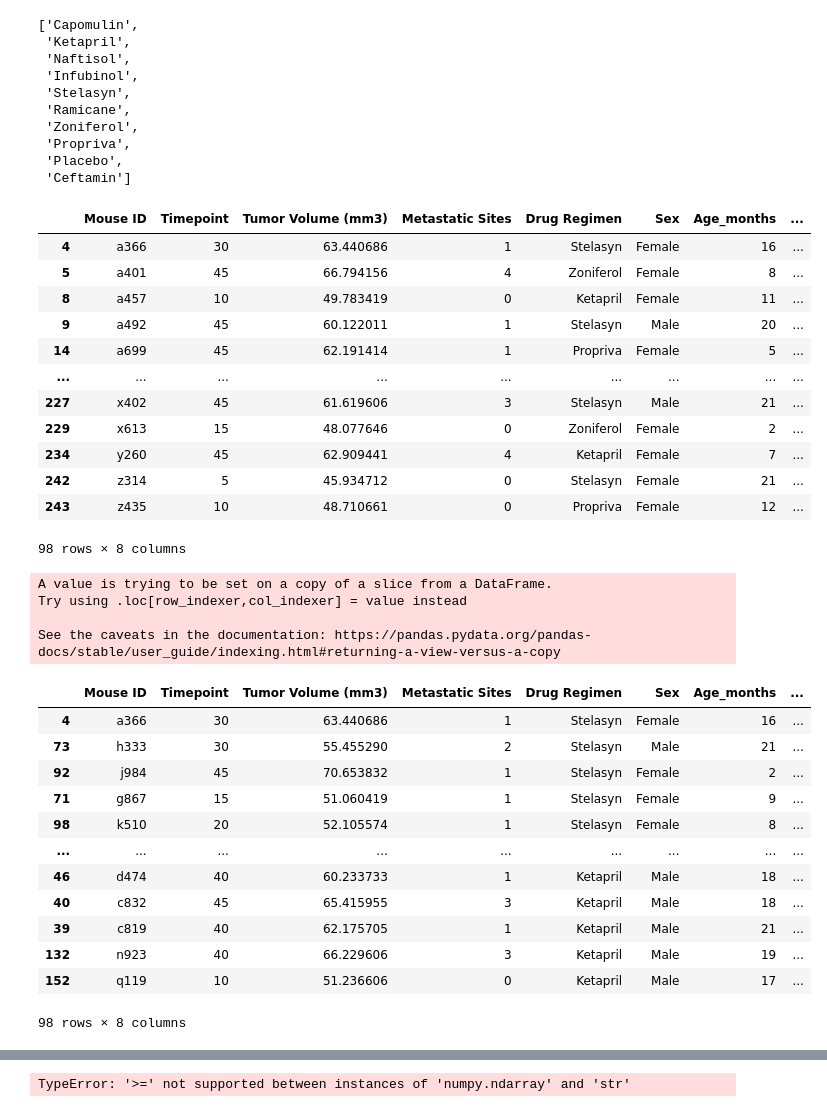
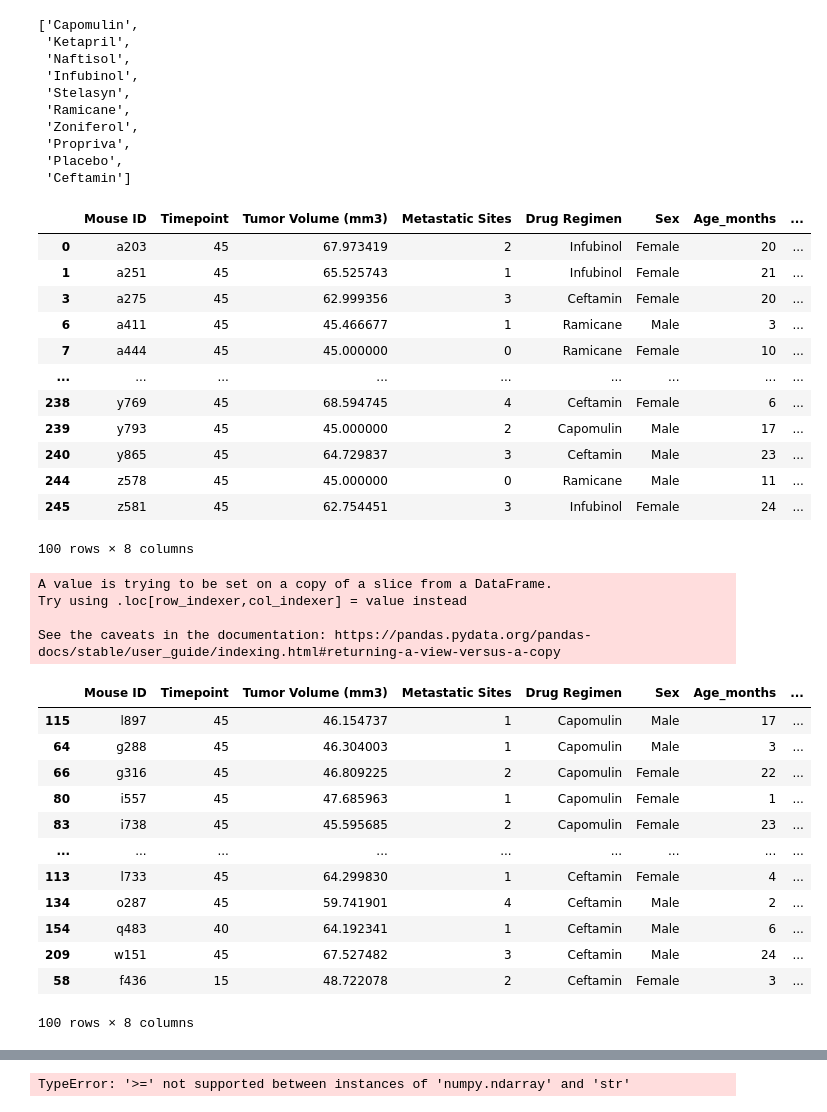
Before and after one commit to alfonsocamero/python-matplotlib-challenge, a Jupyter notebook: Pymaceuticals/pymaceuticals.ipynb, the cells around one changed output, grey strips where cells are left out. Cells and saved outputs as stored; diff of their text form; code cells hidden in the pictures.

```diff
--- a/Pymaceuticals/pymaceuticals.ipynb
+++ b/Pymaceuticals/pymaceuticals.ipynb
@@ -422,29 +421,29 @@ treatment_list
 # %%
 # Create empty list to fill with tumor vol data (for plotting)
 tumor_volume_list = []
 
 #Append last tumor size for each mouse across four regimens of interest
 grouped = clean_data_df.groupby('Mouse ID').max().reset_index()
-regi_plot = grouped.loc[(grouped["Drug Regimen"] == "Stelasyn") | (
-    grouped["Drug Regimen"] == "Zoniferol") | (grouped["Drug Regimen"] == "Propriva") | (grouped["Drug Regimen"] == "Ketapril"), :]
+regi_plot = grouped.loc[(grouped["Drug Regimen"] == "Capomulin") | (
+    grouped["Drug Regimen"] == "Ramicane") | (grouped["Drug Regimen"] == "Infubinol") | (grouped["Drug Regimen"] == "Ceftamin"), :]
 regi_plot
 # %% [output]
 |  | Mouse ID | Timepoint | Tumor Volume (mm3) | Metastatic Sites | Drug Regimen | Sex | Age_months | ... |
-| 4 | a366 | 30 | 63.440686 | 1 | Stelasyn | Female | 16 | ... |
-| 5 | a401 | 45 | 66.794156 | 4 | Zoniferol | Female | 8 | ... |
-| 8 | a457 | 10 | 49.783419 | 0 | Ketapril | Female | 11 | ... |
-| 9 | a492 | 45 | 60.122011 | 1 | Stelasyn | Male | 20 | ... |
-| 14 | a699 | 45 | 62.191414 | 1 | Propriva | Female | 5 | ... |
+| 0 | a203 | 45 | 67.973419 | 2 | Infubinol | Female | 20 | ... |
+| 1 | a251 | 45 | 65.525743 | 1 | Infubinol | Female | 21 | ... |
+| 3 | a275 | 45 | 62.999356 | 3 | Ceftamin | Female | 20 | ... |
+| 6 | a411 | 45 | 45.466677 | 1 | Ramicane | Male | 3 | ... |
+| 7 | a444 | 45 | 45.000000 | 0 | Ramicane | Female | 10 | ... |
 | ... | ... | ... | ... | ... | ... | ... | ... | ... |
-| 227 | x402 | 45 | 61.619606 | 3 | Stelasyn | Male | 21 | ... |
-| 229 | x613 | 15 | 48.077646 | 0 | Zoniferol | Female | 2 | ... |
-| 234 | y260 | 45 | 62.909441 | 4 | Ketapril | Female | 7 | ... |
-| 242 | z314 | 5 | 45.934712 | 0 | Stelasyn | Female | 21 | ... |
-| 243 | z435 | 10 | 48.710661 | 0 | Propriva | Female | 12 | ... |
+| 238 | y769 | 45 | 68.594745 | 4 | Ceftamin | Female | 6 | ... |
+| 239 | y793 | 45 | 45.000000 | 2 | Capomulin | Male | 17 | ... |
+| 240 | y865 | 45 | 64.729837 | 3 | Ceftamin | Male | 23 | ... |
+| 244 | z578 | 45 | 45.000000 | 0 | Ramicane | Male | 11 | ... |
+| 245 | z581 | 45 | 62.754451 | 3 | Infubinol | Female | 24 | ... |
-98 rows × 8 columns
+100 rows × 8 columns
 # %%
 #Sort Drug Regimens column by drug
-regi_plot['Drug Regimen'] = pd.Categorical(regi_plot['Drug Regimen'], ["Stelasyn", "Zoniferol", "Propriva", "Ketapril"])
+regi_plot['Drug Regimen'] = pd.Categorical(regi_plot['Drug Regimen'], ["Capomulin", "Ramicane", "Infubinol", "Ceftamin"])
 sorted_regi_plot = regi_plot.sort_values("Drug Regimen")
 sorted_regi_plot
 # %% [output]
@@ -453,18 +452,18 @@ Try using .loc[row_indexer,col_indexer] = value instead
 
 See the caveats in the documentation: https://pandas.pydata.org/pandas-docs/stable/user_guide/indexing.html#returning-a-view-versus-a-copy
 |  | Mouse ID | Timepoint | Tumor Volume (mm3) | Metastatic Sites | Drug Regimen | Sex | Age_months | ... |
-| 4 | a366 | 30 | 63.440686 | 1 | Stelasyn | Female | 16 | ... |
-| 73 | h333 | 30 | 55.455290 | 2 | Stelasyn | Male | 21 | ... |
-| 92 | j984 | 45 | 70.653832 | 1 | Stelasyn | Female | 2 | ... |
-| 71 | g867 | 15 | 51.060419 | 1 | Stelasyn | Female | 9 | ... |
-| 98 | k510 | 20 | 52.105574 | 1 | Stelasyn | Female | 8 | ... |
+| 115 | l897 | 45 | 46.154737 | 1 | Capomulin | Male | 17 | ... |
+| 64 | g288 | 45 | 46.304003 | 1 | Capomulin | Male | 3 | ... |
+| 66 | g316 | 45 | 46.809225 | 2 | Capomulin | Female | 22 | ... |
+| 80 | i557 | 45 | 47.685963 | 1 | Capomulin | Female | 1 | ... |
+| 83 | i738 | 45 | 45.595685 | 2 | Capomulin | Female | 23 | ... |
 | ... | ... | ... | ... | ... | ... | ... | ... | ... |
-| 46 | d474 | 40 | 60.233733 | 1 | Ketapril | Male | 18 | ... |
-| 40 | c832 | 45 | 65.415955 | 3 | Ketapril | Male | 18 | ... |
-| 39 | c819 | 40 | 62.175705 | 1 | Ketapril | Male | 21 | ... |
-| 132 | n923 | 40 | 66.229606 | 3 | Ketapril | Male | 19 | ... |
-| 152 | q119 | 10 | 51.236606 | 0 | Ketapril | Male | 17 | ... |
+| 113 | l733 | 45 | 64.299830 | 1 | Ceftamin | Female | 4 | ... |
+| 134 | o287 | 45 | 59.741901 | 4 | Ceftamin | Male | 2 | ... |
+| 154 | q483 | 40 | 64.192341 | 1 | Ceftamin | Male | 6 | ... |
+| 209 | w151 | 45 | 67.527482 | 3 | Ceftamin | Male | 24 | ... |
+| 58 | f436 | 15 | 48.722078 | 2 | Ceftamin | Female | 3 | ... |
-98 rows × 8 columns
+100 rows × 8 columns
 # %%
 # Calculate the IQR and quantitatively determine if there are any potential outliers.
 # Computing IQR
```
Also changed, not shown: parts of 8 cells of this notebook.
